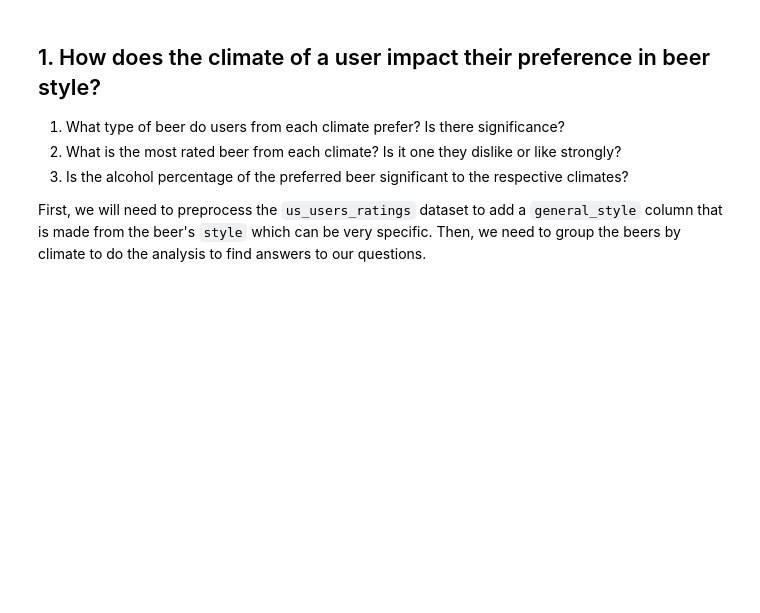
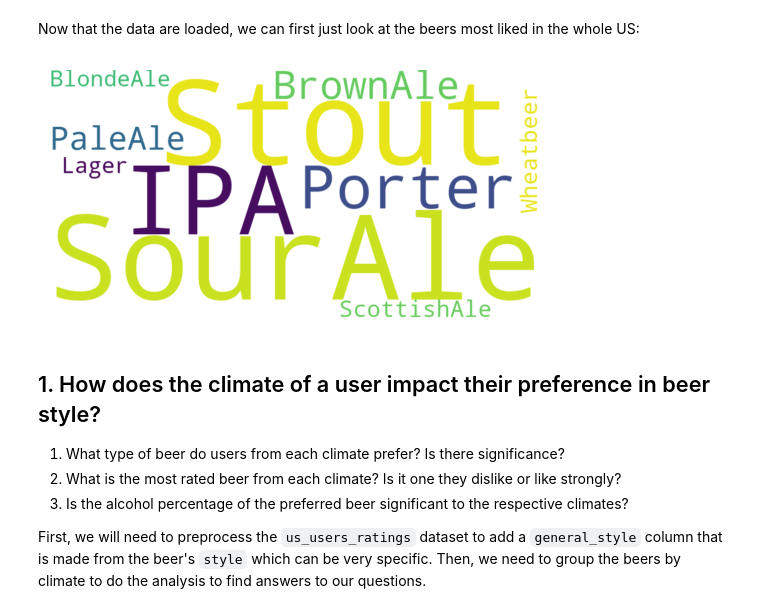
Before and after one commit to epfl-ada/ada-2023-project-riskybiscuits, a Jupyter notebook: styles_analysis.ipynb, the cells around one changed output. Saved outputs shown, nothing was run; the diff lists cells and outputs as text; code cells hidden in the pictures; blank space fills up the shorter version.

```diff
--- a/styles_analysis.ipynb
+++ b/styles_analysis.ipynb
@@ -33,3 +30,25 @@ us_users_ratings = pd.read_csv("data/us_users_ratings.csv", compression="gzip")
+# %% [markdown]
+Now that the data are loaded, we can first just look at the beers most liked in the whole US:
+# %%
+overall_averge_per_beer_type = us_users_ratings.groupby(['general_style'])['overall'].mean().sort_values(ascending=False).reset_index()
+
+# Go through "general_style" column and remove the " "
+overall_averge_per_beer_type["general_style"] = overall_averge_per_beer_type["general_style"].str.replace(" ", "")
+
+# Combine the strings into one text
+text_combined = " ".join(overall_averge_per_beer_type["general_style"])
+
+# Create and generate a word cloud image:
+wordcloud_best_beers = wordcloud.WordCloud(
+    width=1000, height=500, background_color="white"
+).generate(text_combined)
+
+# Display the generated image:
+plt.imshow(wordcloud_best_beers, interpolation="bilinear")
+plt.axis("off")
+plt.show()
+# %% [output]
+[figure, added]
 # %% [markdown]
 ## 1. How does the climate of a user impact their preference in beer style?
 
```
Also changed, not shown: parts of 56 cells of this notebook.
